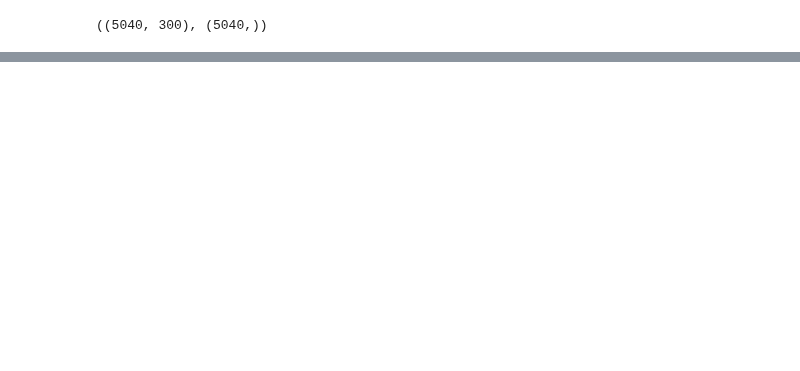
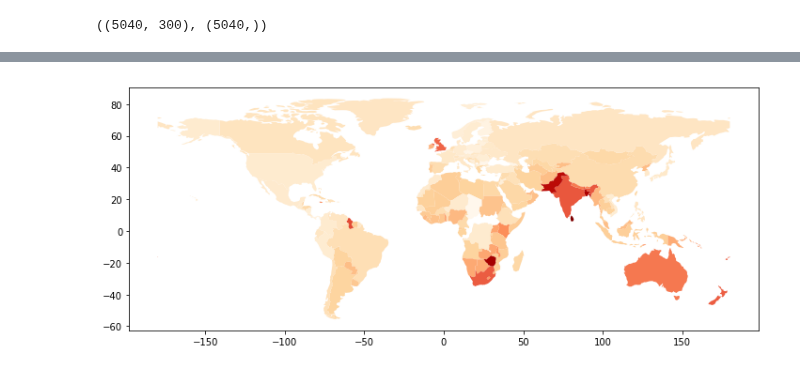
Before and after one commit to DOsinga/deep_learning_cookbook, a Jupyter notebook: 03.2 Domain specific ranking using word2vec cosine distance.ipynb, the cells around one changed output, grey strips where cells are left out. Cells and saved outputs as stored; diff of their text form; code cells hidden in the pictures; blank space fills up the shorter version.

```diff
--- a/03.2 Domain specific ranking using word2vec cosine distance.ipynb
+++ b/03.2 Domain specific ranking using word2vec cosine distance.ipynb
@@ -241,0 +194,4 @@ data_js
+# %%
+map_term('cricket')
+# %% [output]
+[figure, added]
```
Also changed, not shown: parts of 30 cells of this notebook, 3 other files.
